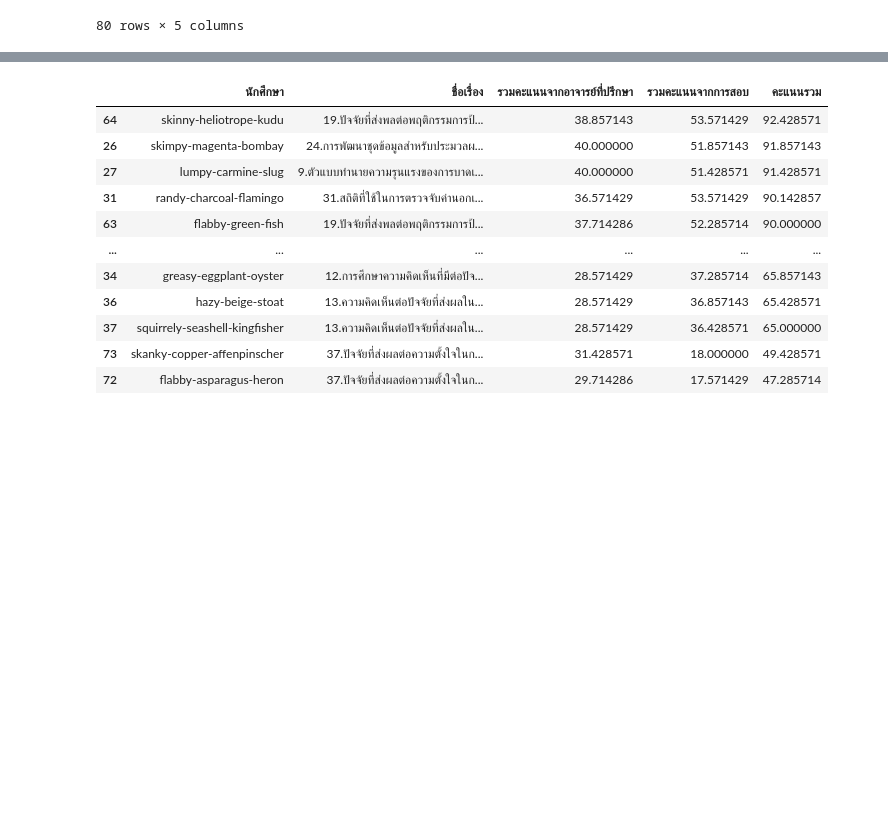
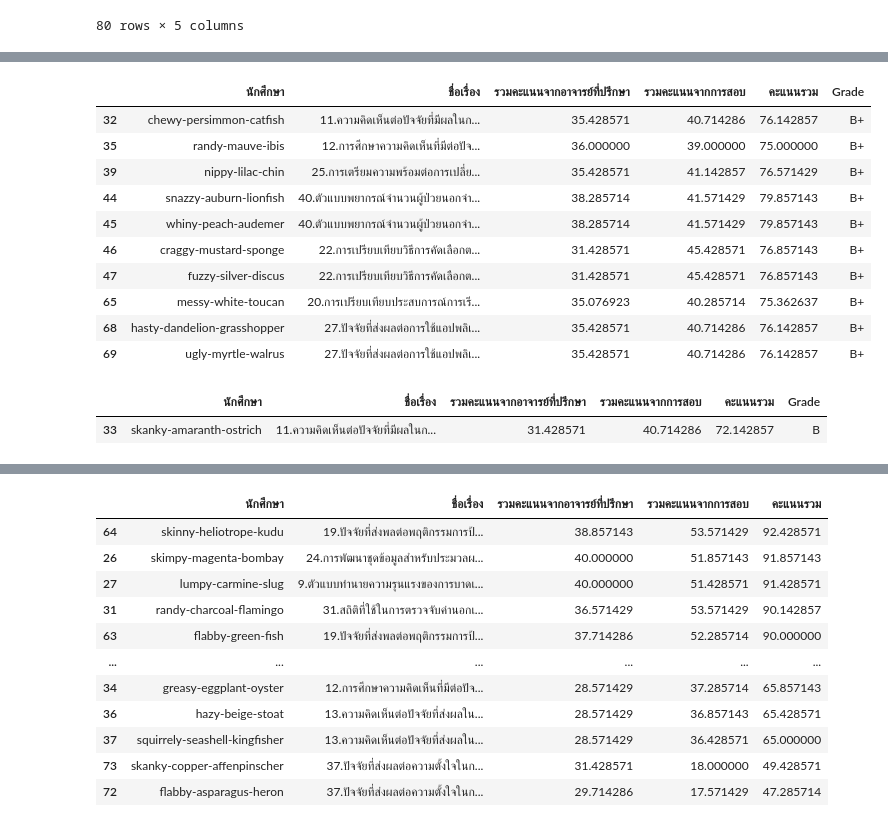
Before and after one commit to TungSoPon/BasicProg_DataViz65, a Jupyter notebook: DataViz65_Final.ipynb, the cells around one changed output, grey strips where cells are left out. Cells and saved outputs as stored; diff of their text form; code cells hidden in the pictures; blank space fills up the shorter version.

```diff
--- a/DataViz65_Final.ipynb
+++ b/DataViz65_Final.ipynb
@@ -732,0 +738,23 @@ All
+# %%
+scoresBplus = All[(All['คะแนนรวม']>=75)&(All['คะแนนรวม'] < 80)]
+scoresBplus.insert(5,"Grade","B+")
+scoresBplus
+# %% [output]
+|  | นักศึกษา | ชื่อเรื่อง | รวมคะแนนจากอาจารย์ที่ปรึกษา | รวมคะแนนจากการสอบ | คะแนนรวม | Grade |
+| 32 | chewy-persimmon-catfish | 11.ความคิดเห็นต่อปัจจัยที่มีผลในก... | 35.428571 | 40.714286 | 76.142857 | B+ |
+| 35 | randy-mauve-ibis | 12.การศึกษาความคิดเห็นที่มีต่อปัจ... | 36.000000 | 39.000000 | 75.000000 | B+ |
+| 39 | nippy-lilac-chin | 25.การเตรียมความพร้อมต่อการเปลี่ย... | 35.428571 | 41.142857 | 76.571429 | B+ |
+| 44 | snazzy-auburn-lionfish | 40.ตัวแบบพยากรณ์จำนวนผู้ป่วยนอกจำ... | 38.285714 | 41.571429 | 79.857143 | B+ |
+| 45 | whiny-peach-audemer | 40.ตัวแบบพยากรณ์จำนวนผู้ป่วยนอกจำ... | 38.285714 | 41.571429 | 79.857143 | B+ |
+| 46 | craggy-mustard-sponge | 22.การเปรียบเทียบวิธีการคัดเลือกต... | 31.428571 | 45.428571 | 76.857143 | B+ |
+| 47 | fuzzy-silver-discus | 22.การเปรียบเทียบวิธีการคัดเลือกต... | 31.428571 | 45.428571 | 76.857143 | B+ |
+| 65 | messy-white-toucan | 20.การเปรียบเทียบประสบการณ์การเรี... | 35.076923 | 40.285714 | 75.362637 | B+ |
+| 68 | hasty-dandelion-grasshopper | 27.ปัจจัยที่ส่งผลต่อการใช้แอปพลิเ... | 35.428571 | 40.714286 | 76.142857 | B+ |
+| 69 | ugly-myrtle-walrus | 27.ปัจจัยที่ส่งผลต่อการใช้แอปพลิเ... | 35.428571 | 40.714286 | 76.142857 | B+ |
+# %%
+scoresB = All[(All['คะแนนรวม']>=70)&(All['คะแนนรวม']< 75)]
+scoresB.insert(5,"Grade","B")
+scoresB.head()
+# %% [output]
+|  | นักศึกษา | ชื่อเรื่อง | รวมคะแนนจากอาจารย์ที่ปรึกษา | รวมคะแนนจากการสอบ | คะแนนรวม | Grade |
+| 33 | skanky-amaranth-ostrich | 11.ความคิดเห็นต่อปัจจัยที่มีผลในก... | 31.428571 | 40.714286 | 72.142857 | B |
```
Also changed, not shown: parts of 45 cells of this notebook.
